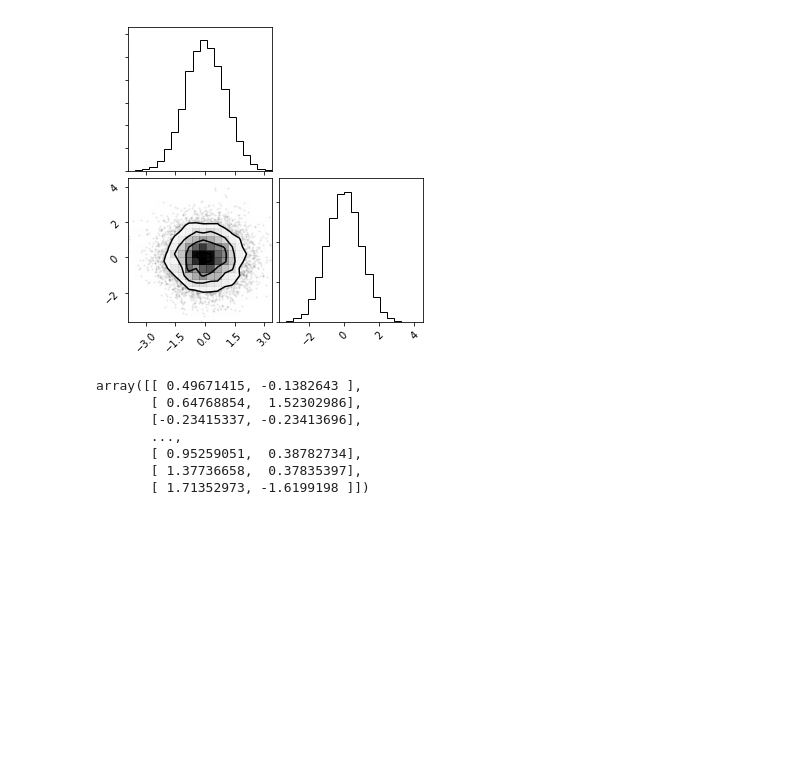
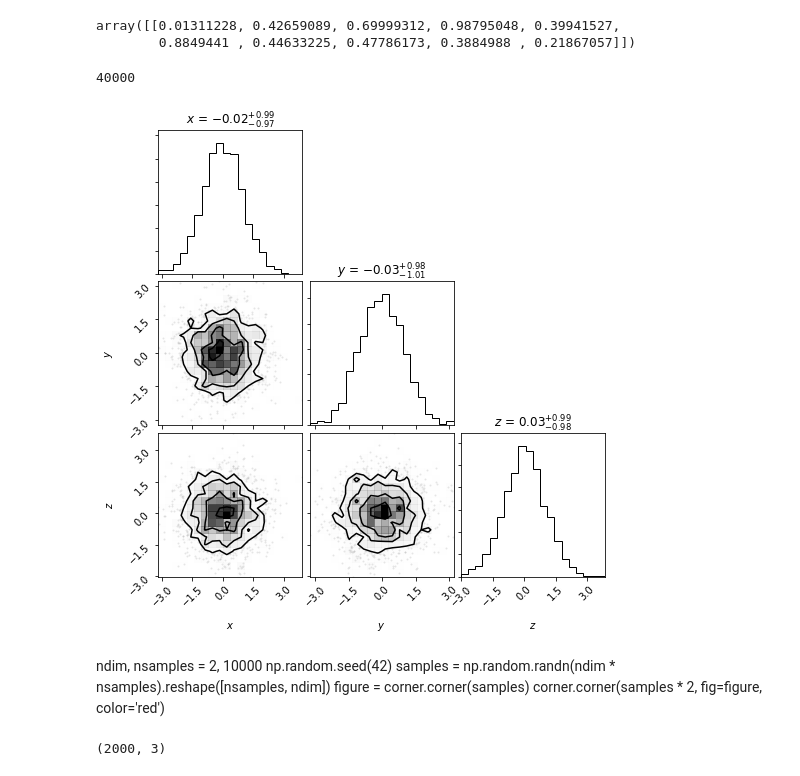
Before and after one commit to rqguan/Dwarf_FSPS, a Jupyter notebook: fsps_testing_space.ipynb, the cells around one changed output. Drawn from its saved outputs; the diff is of its cells as text; code cells hidden in the pictures; blank space fills up the shorter version.

Commit message:
corner plot update

```diff
--- a/fsps_testing_space.ipynb
+++ b/fsps_testing_space.ipynb
@@ -1,20 +0,0 @@
-# %%
-import corner
-import numpy as np
-
-ndim, nsamples = 2, 10000
-np.random.seed(42)
-samples = np.random.randn(ndim * nsamples).reshape([nsamples, ndim])
-figure = corner.corner(samples)
-# %% [output]
-[figure, removed]
-# %%
-samples
-# %% [output]
-array([[ 0.49671415, -0.1382643 ],
-       [ 0.64768854,  1.52302986],
-       [-0.23415337, -0.23413696],
-       ...,
-       [ 0.95259051,  0.38782734],
-       [ 1.37736658,  0.37835397],
-       [ 1.71352973, -1.6199198 ]])
@@ -20,0 +5,31 @@ array([[ 0.49671415, -0.1382643 ],
+# %%
+np.random.rand(10)[None, :]
+# %% [output]
+array([[0.01311228, 0.42659089, 0.69999312, 0.98795048, 0.39941527,
+        0.8849441 , 0.44633225, 0.47786173, 0.3884988 , 0.21867057]])
+# %%
+200000 // 5
+# %% [output]
+40000
+# %%
+# Generate some fake data.
+np.random.seed(42)
+data1 = np.random.randn(3000).reshape([1000, 3])
+data2 = np.random.randn(3000).reshape([1000, 3])
+data = np.vstack([data1, data2])
+
+# Plot it.
+figure = corner.corner(data, labels=[r"$x$", r"$y$", r"$z$"],
+                       show_titles=True, title_kwargs={"fontsize": 12})
+# %% [output]
+[figure, added]
+# %% [markdown]
+ndim, nsamples = 2, 10000
+np.random.seed(42)
+samples = np.random.randn(ndim * nsamples).reshape([nsamples, ndim])
+figure = corner.corner(samples)
+corner.corner(samples * 2, fig=figure, color='red')
+# %%
+data.shape
+# %% [output]
+(2000, 3)
```
Also changed, not shown: parts of 1 cell of this notebook.
